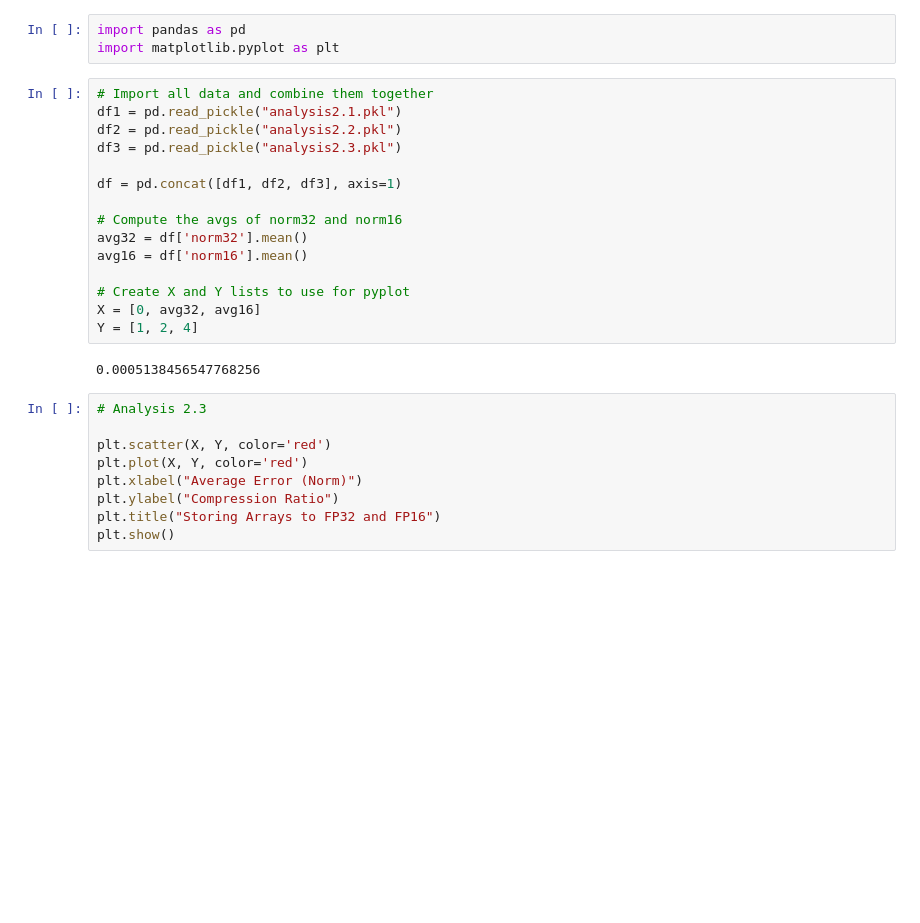
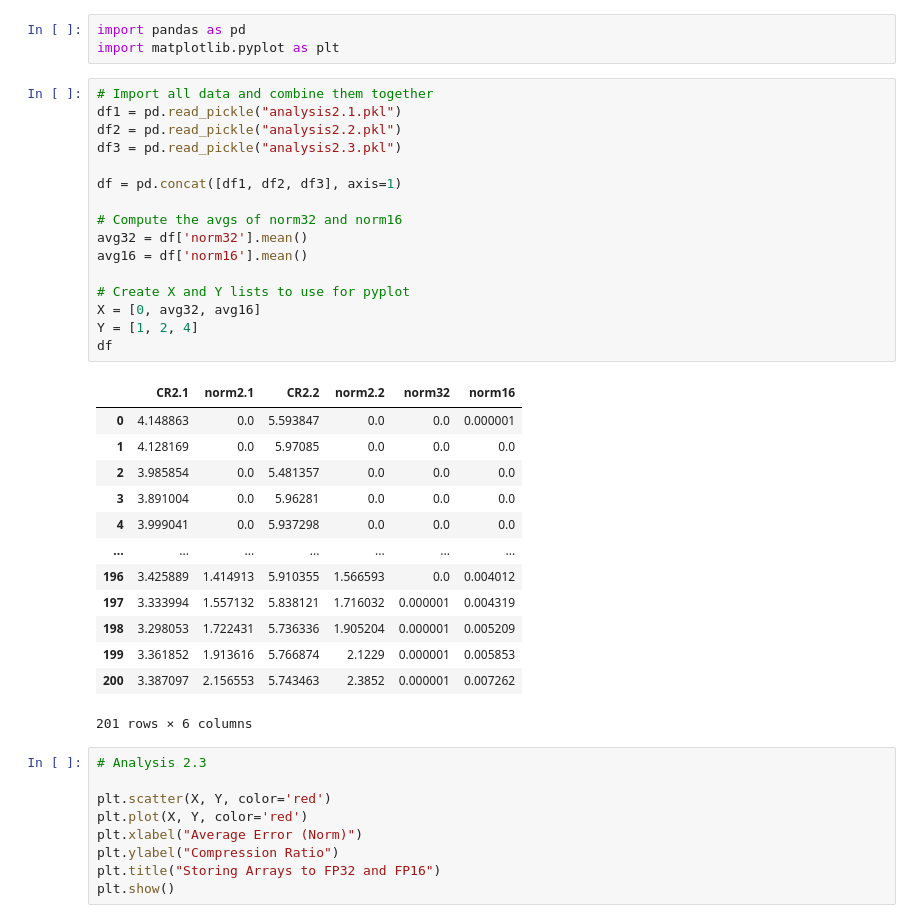
Before and after one commit to sarthaag/data-compression, a Jupyter notebook: analysis2_combined.ipynb, the cells around one changed output. Cells and saved outputs as stored; diff of their text form; blank space fills up the shorter version.

```diff
--- a/analysis2_combined.ipynb
+++ b/analysis2_combined.ipynb
@@ -4,20 +4,33 @@ import matplotlib.pyplot as plt
 # %%
 # Import all data and combine them together
 df1 = pd.read_pickle("analysis2.1.pkl")
 df2 = pd.read_pickle("analysis2.2.pkl")
 df3 = pd.read_pickle("analysis2.3.pkl")
 
 df = pd.concat([df1, df2, df3], axis=1)
 
 # Compute the avgs of norm32 and norm16
 avg32 = df['norm32'].mean()
 avg16 = df['norm16'].mean()
 
 # Create X and Y lists to use for pyplot
 X = [0, avg32, avg16]
 Y = [1, 2, 4]
+df
 # %% [output]
+|  | CR2.1 | norm2.1 | CR2.2 | norm2.2 | norm32 | norm16 |
+| 0 | 4.148863 | 0.0 | 5.593847 | 0.0 | 0.0 | 0.000001 |
+| 1 | 4.128169 | 0.0 | 5.97085 | 0.0 | 0.0 | 0.0 |
+| 2 | 3.985854 | 0.0 | 5.481357 | 0.0 | 0.0 | 0.0 |
+| 3 | 3.891004 | 0.0 | 5.96281 | 0.0 | 0.0 | 0.0 |
+| 4 | 3.999041 | 0.0 | 5.937298 | 0.0 | 0.0 | 0.0 |
+| ... | ... | ... | ... | ... | ... | ... |
+| 196 | 3.425889 | 1.414913 | 5.910355 | 1.566593 | 0.0 | 0.004012 |
+| 197 | 3.333994 | 1.557132 | 5.838121 | 1.716032 | 0.000001 | 0.004319 |
+| 198 | 3.298053 | 1.722431 | 5.736336 | 1.905204 | 0.000001 | 0.005209 |
+| 199 | 3.361852 | 1.913616 | 5.766874 | 2.1229 | 0.000001 | 0.005853 |
+| 200 | 3.387097 | 2.156553 | 5.743463 | 2.3852 | 0.000001 | 0.007262 |
-0.0005138456547768256
+201 rows × 6 columns
 # %%
 # Analysis 2.3
 
```
Also changed, not shown: parts of 1 cell of this notebook.
